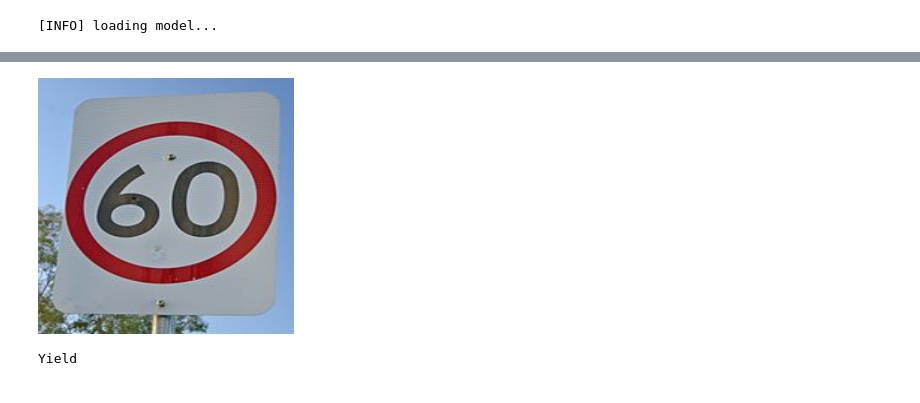
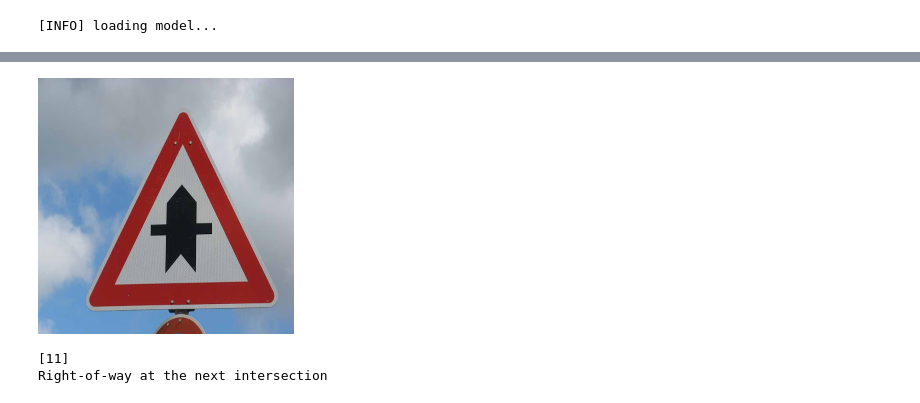
Before and after one commit to dung18520632/-CS114.K21, a Jupyter notebook: VGG_16.ipynb, the cells around one changed output, grey strips where cells are left out. Cells and saved outputs as stored; diff of their text form; code cells hidden in the pictures.

```diff
--- a/VGG_16.ipynb
+++ b/VGG_16.ipynb
@@ -271,18 +256,21 @@ print(accuracy_score(y_test, pred))
 # %%
 import cv2
 from google.colab.patches import cv2_imshow
 from skimage import exposure
 from skimage import transform
+data1=[]
+image = cv2.imread('3.jpg')
+cv2_imshow(cv2.resize((image),(256,256)))
+image_from_array = Image.fromarray(image, 'RGB')
+size_image = image_from_array.resize((64, 64))
+data1.append(np.array(size_image))
 
-image = cv2.imread('60.jpg')
-cv2_imshow(cv2.resize((image),(256,256)))
-image=transform.resize(image,(64,64))
-image=exposure.equalize_adapthist(image,clip_limit=0.1)
-
-test_data = np.array([image])
+test_data = np.array(data1)
 test_data = test_data.astype('float')/ 255.0
 predict = model.predict(test_data)
+print(predict.argmax(axis=1))
 print(labelNames[predict.argmax(axis=1)[0]])
 # %% [output]
-[figure, old version]
+[figure, new version]
-Yield
+[11]
+Right-of-way at the next intersection
```
Also changed, not shown: parts of 12 cells of this notebook.
